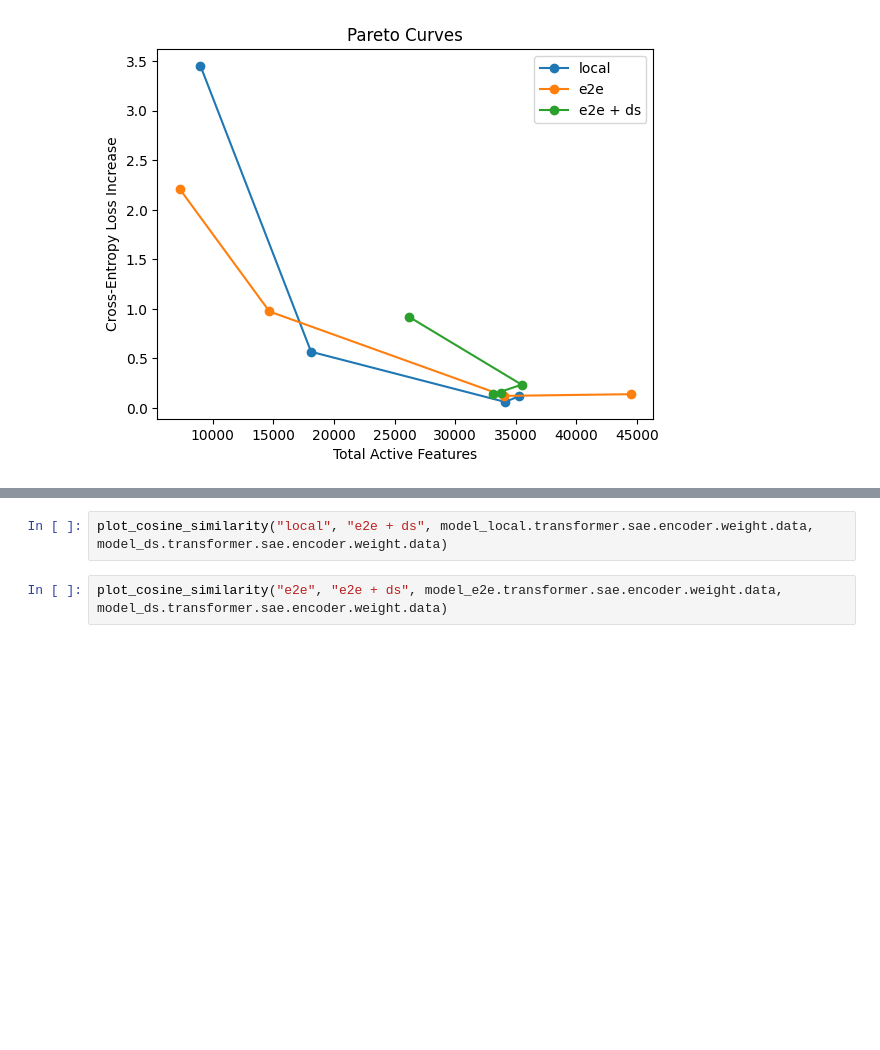
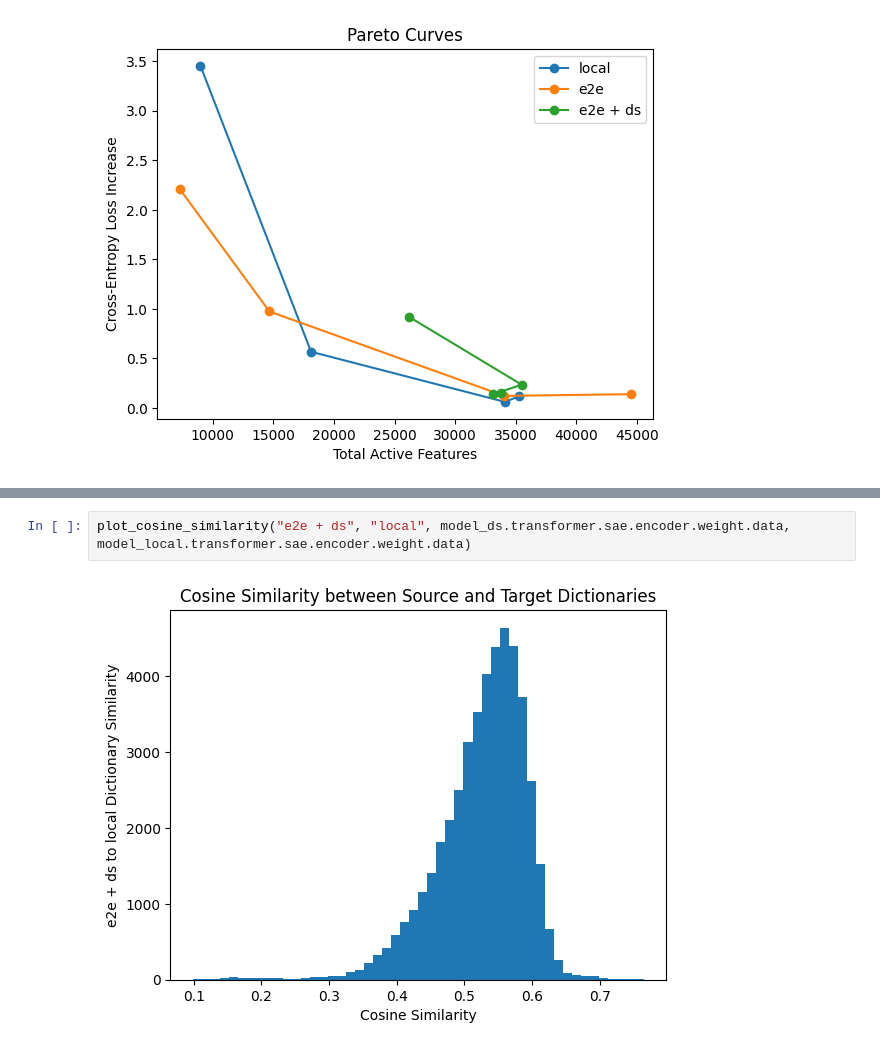
Before and after one commit to truth771/e2e-sae, a Jupyter notebook: main.ipynb, the cells around one changed output, grey strips where cells are left out. Saved outputs shown, nothing was run; the diff lists cells and outputs as text; blank space fills up the shorter version.

```diff
--- a/main.ipynb
+++ b/main.ipynb
@@ -82,4 +82,4 @@ plot_cosine_similarity("local", "e2e", model_local.transformer.sae.encoder.weigh
 # %%
-plot_cosine_similarity("local", "e2e + ds", model_local.transformer.sae.encoder.weight.data, model_ds.transformer.sae.encoder.weight.data)
+plot_cosine_similarity("e2e + ds", "local", model_ds.transformer.sae.encoder.weight.data, model_local.transformer.sae.encoder.weight.data)
+# %% [output]
+[figure, added]
-# %%
-plot_cosine_similarity("e2e", "e2e + ds", model_e2e.transformer.sae.encoder.weight.data, model_ds.transformer.sae.encoder.weight.data)
```
Also changed, not shown: parts of 13 cells of this notebook.
